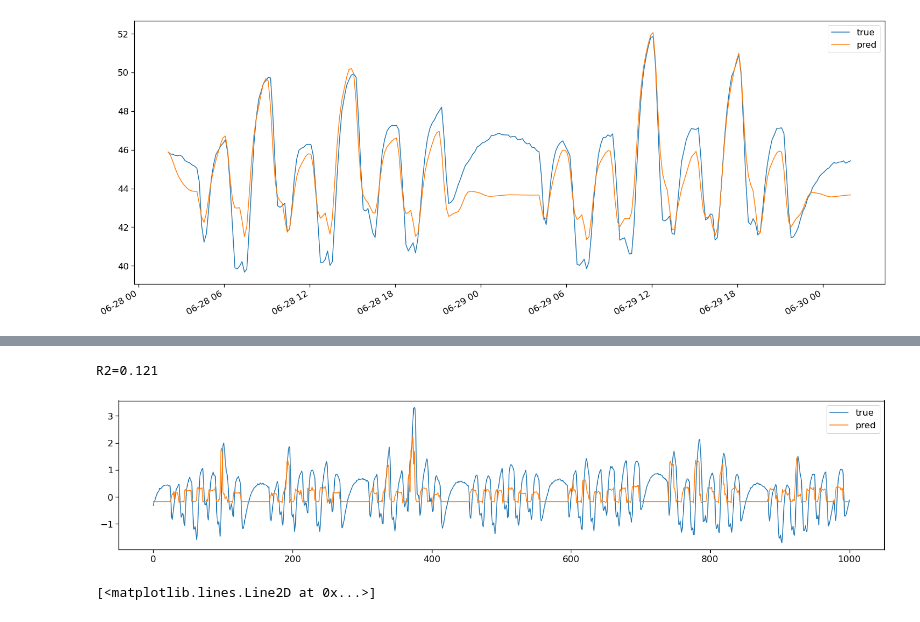
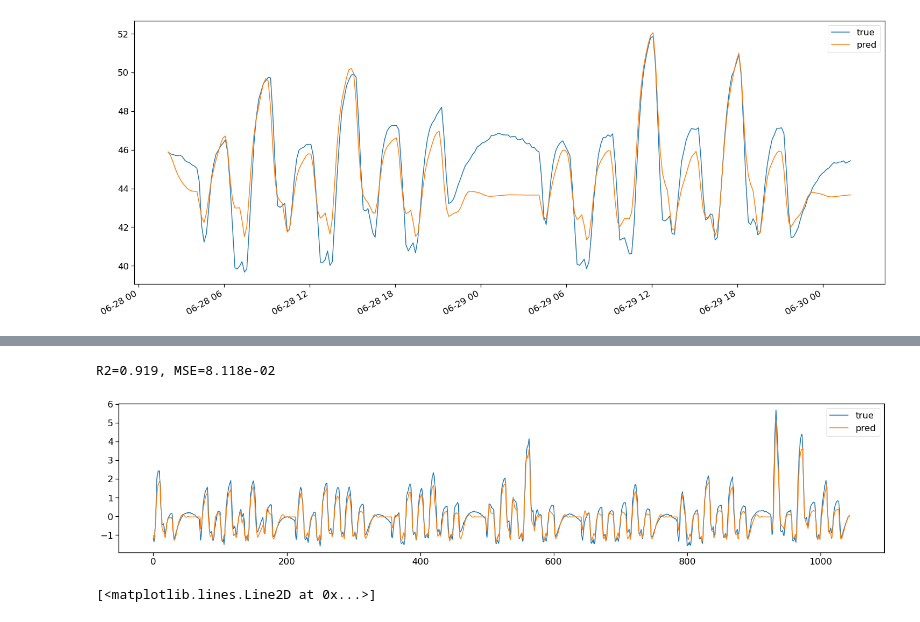
Before and after one commit to fonstelien/FYS-STK4155, a Jupyter notebook: project3/source/project3.ipynb, the cells around one changed output, grey strips where cells are left out. Drawn from its saved outputs; the diff is of its cells as text; code cells hidden in the pictures.

Commit message:
predict single value from multiple input

```diff
--- a/project3/source/project3.ipynb
+++ b/project3/source/project3.ipynb
@@ -76,12 +94,12 @@ R2=0.849
 X, y = nn.make_design_matrix(auxiliaries, current, temperature)
 # %%
 start=None
-end='2018-09-01 00:00:00'
+end='2018-06-12 00:00:00'
 X_train, y_train = X[start:end].to_numpy(), y[start:end].to_numpy()
 n, p = X_train.shape
-print((n, p))
 
 start='2018-08-01 00:00:00'
 end='2018-08-08 00:00:00'
 X_test, y_test = X[start:end].to_numpy(), y[start:end].to_numpy()
+X_train.shape, X_test.shape
 # %% [output]
@@ -130,0 +130,18 @@ _________________________________________________________________
+# %%
+batch_size = 24
+X_train_reshaped, y_train_reshaped = reshape2(X_train_scaled, y_train_scaled, batch_size)
+X_test_reshaped, y_test_reshaped = reshape2(X_test_scaled, y_test_scaled, batch_size)
+# %%
+import sklearn
+def loss(y_true, y_pred):
+    #print(y_true.shape, y_pred.shape)
+    return keras.metrics.mean_squared_error(y_true[:, 0, 0], y_pred[:, 0, 0])
+
+
+model = Sequential([
+    GRU(30, return_sequences=True, input_shape=(batch_size, p), dropout=.1, recurrent_dropout=.5, unroll=True),
+    GRU(18, return_sequences=False, unroll=True),
+    Dense(1)
+])
+model.compile(optimizer='adam', loss='mse')
+model.summary()
@@ -131,5 +163,5 @@ _________________________________________________________________
 # %%
-epochs = 100
-batch_size = 30
-model.fit(X_train_scaled.reshape(-1, 1, p), y_train_scaled.reshape(-1, 1, 1), epochs=epochs, batch_size=batch_size, shuffle=False, verbose=True)
+epochs = 10
+train_batch_size = 50
+model.fit(X_train_reshaped, y_train_reshaped, epochs=epochs, batch_size=train_batch_size, shuffle=False, verbose=True)
 # %% [output]
@@ -153,18 +189,22 @@ Epoch 53/100
 # %%
-y_pred = model.predict(X_test_scaled.reshape(-1, 1, p))
-r2 = skl.metrics.r2_score(y_test_scaled, y_pred)
-print(f'R2={r2:.3f}')
+y_pred = model.predict(X_train_reshaped)
+y_pred_first = y_pred.reshape(-1,1)
+y_true = y_train_reshaped[:,0,0]
+
+r2 = skl.metrics.r2_score(y_true, y_pred_first)
+mse = skl.metrics.mean_squared_error(y_true, y_pred_first)
+print(f'R2={r2:.3f}, MSE={mse:.3e}')
 
 fig, axes = plt.subplots(nrows=1, ncols=1, figsize=(25,5))
 ax = axes
-ax.plot(y_test_scaled)
-ax.plot(y_pred)
+ax.plot(y_true)
+ax.plot(y_pred_first)
 
 ax.legend(['true', 'pred'])
 plt.show()
 # %% [output]
-R2=0.121
+R2=0.919, MSE=8.118e-02
-[figure, old version]
+[figure, new version]
 # %%
 n = 100
 p = 2
```
Also changed, not shown: parts of 7 cells of this notebook, 1 other file.
